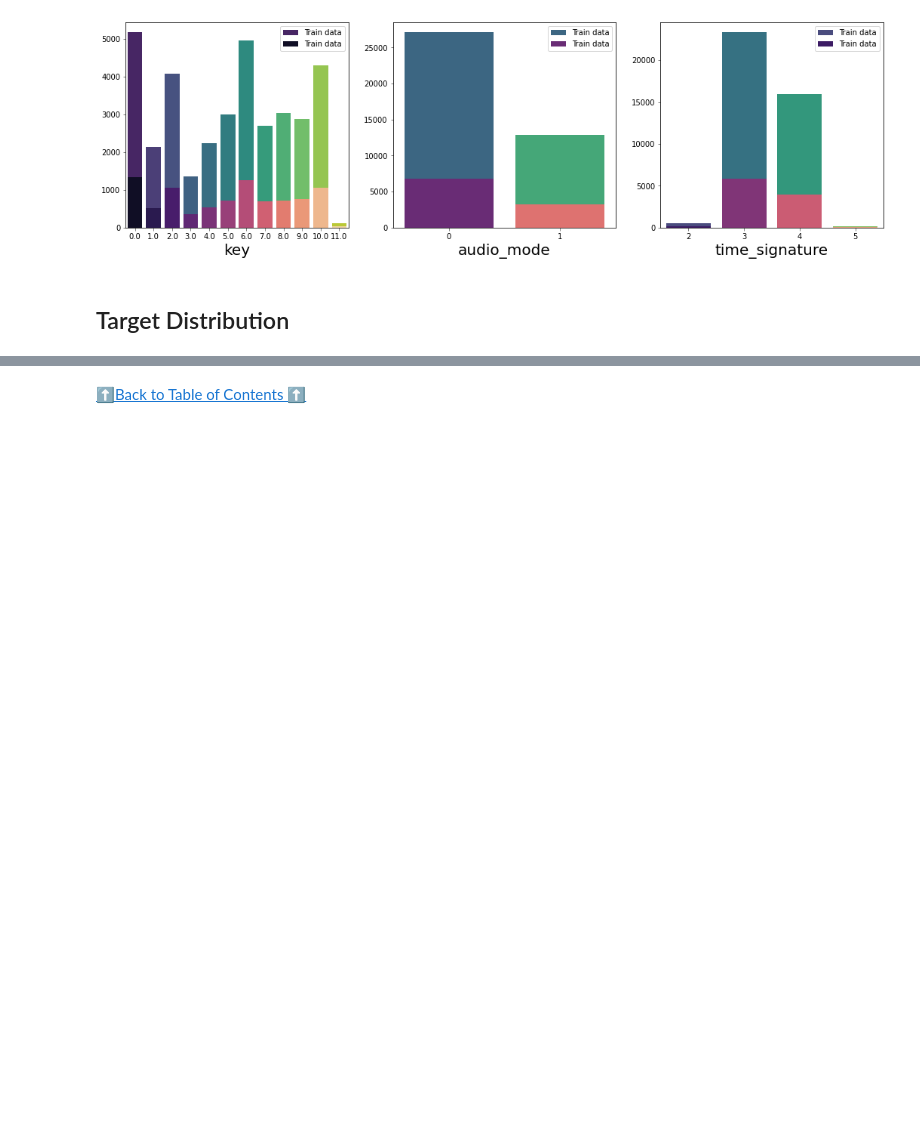
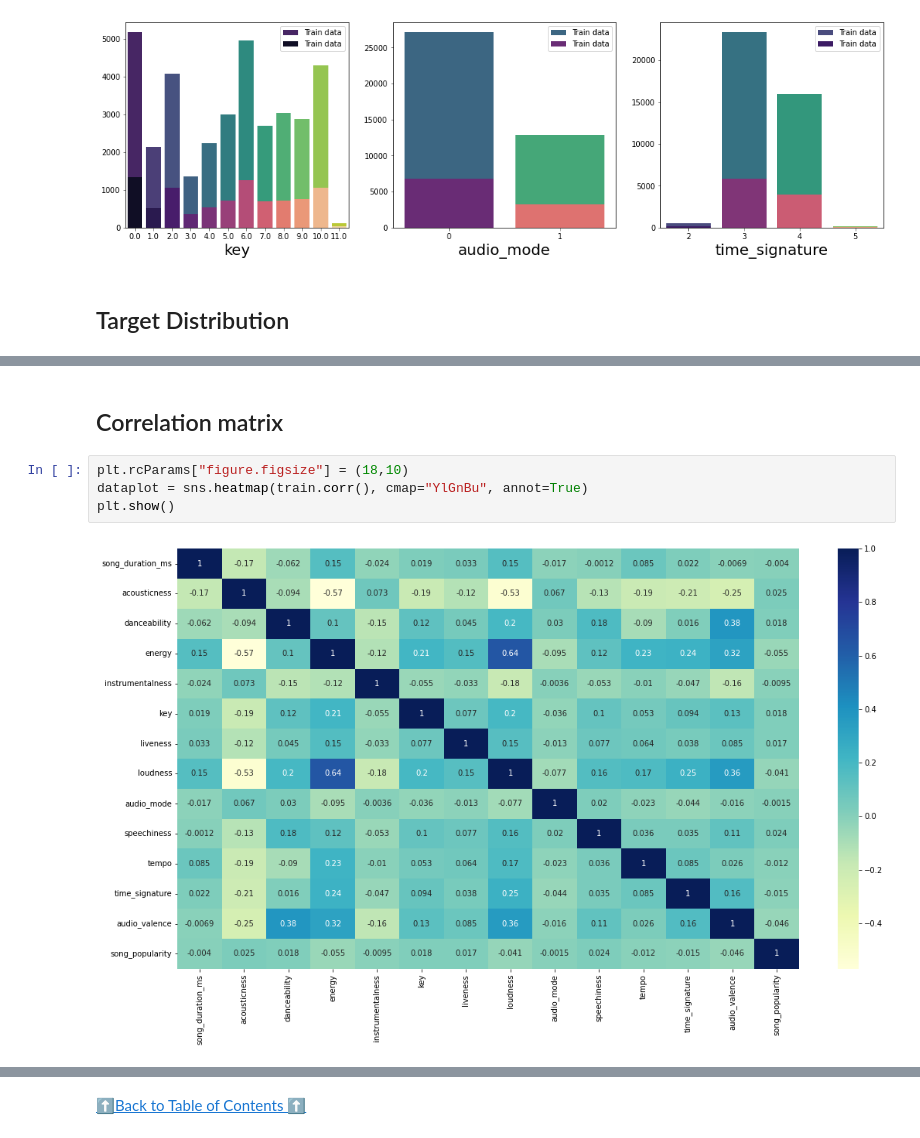
Before and after one commit to sanskar-hasija/kaggle, a Jupyter notebook: song-popularity-prediction-eda-modeling.ipynb, the cells around one changed output, grey strips where cells are left out. Cells and saved outputs as stored; diff of their text form; blank space fills up the shorter version.

```diff
--- a/song-popularity-prediction-eda-modeling.ipynb
+++ b/song-popularity-prediction-eda-modeling.ipynb
@@ -349,3 +353,12 @@ fig.show()
 Percentage of song_popularity = 0: 63.56 %
 Percentage of song_popularity = 1: 36.44 %
 [interactive output not drawn]
+# %% [markdown]
+<a id="4.6"></a>
+## Correlation matrix
+# %%
+plt.rcParams["figure.figsize"] = (18,10)
+dataplot = sns.heatmap(train.corr(), cmap="YlGnBu", annot=True)
+plt.show()
+# %% [output]
+[figure, added]
```
Also changed, not shown: parts of 4 cells of this notebook.
